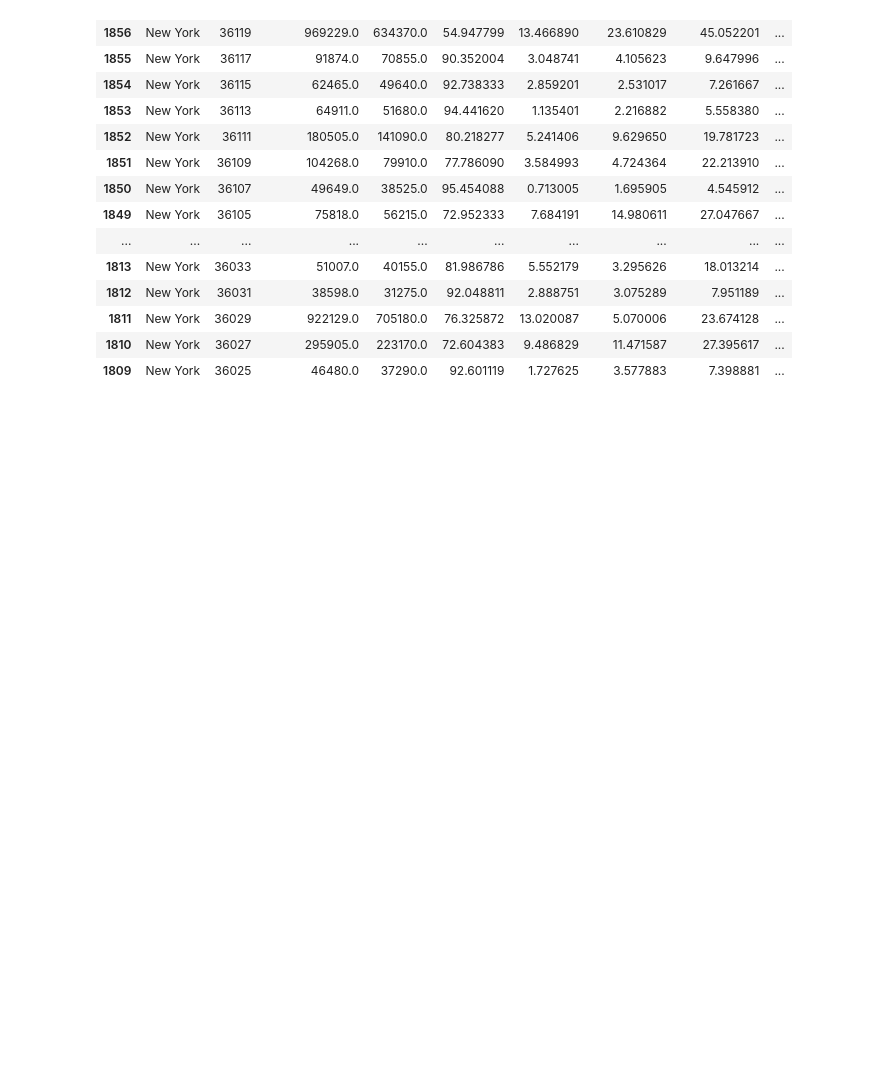
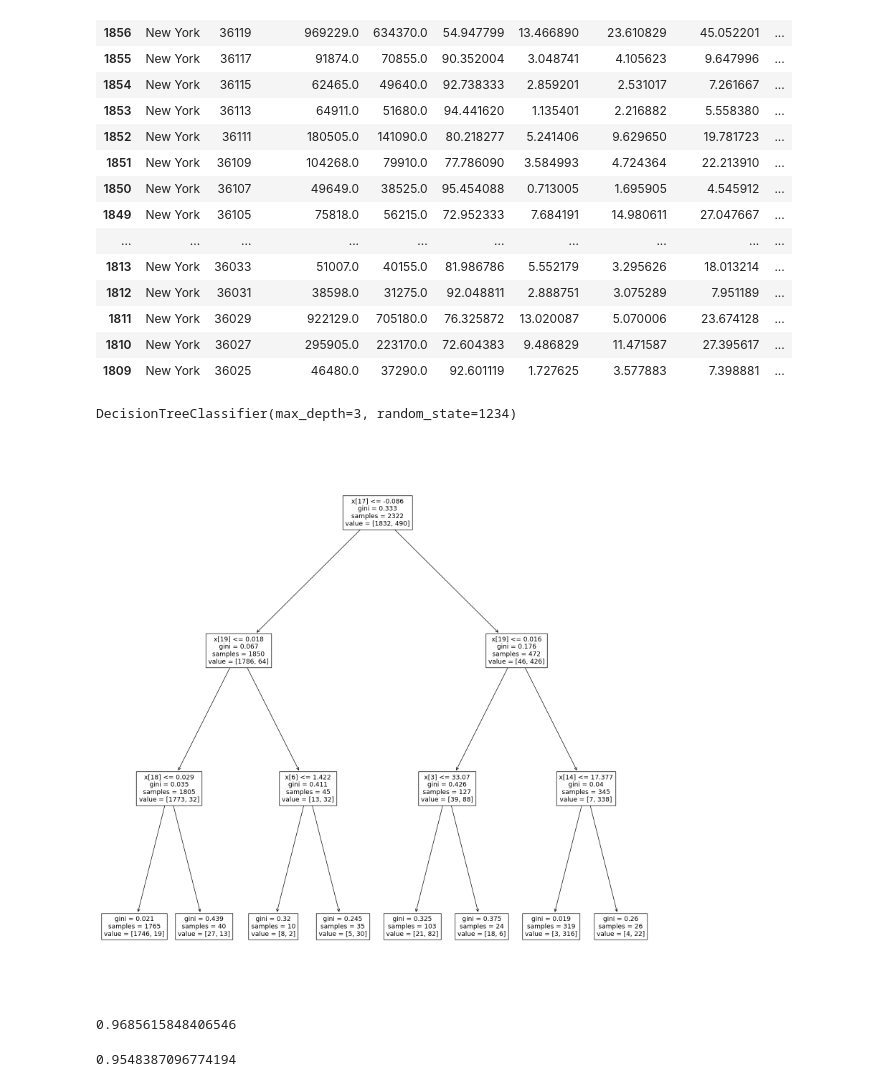
Before and after one commit to Nhunsick/project_3, a Jupyter notebook: julie_workspace.ipynb, the cells around one changed output. Saved outputs shown, nothing was run; the diff lists cells and outputs as text; code cells hidden in the pictures; blank space fills up the shorter version.

```diff
--- a/julie_workspace.ipynb
+++ b/julie_workspace.ipynb
@@ -93,0 +96,31 @@ from sklearn.tree import DecisionTreeClassifier
+# %%
+# columns = ['dem_win', 'state', 'pres_16_mov', 'pres_12_mov', 'fips', 'median_hh_inc', 'clf_unemploy_pct',
+#         'lesshs_pct', 'lesscollege_pct', 'lesshs_whites_pct', 'lesscollege_whites_pct', 'rural_pct', 'age29andunder_pct',
+#           'age65andolder_pct', 'female_pct', 'total_population','cvap',
+#            'white_pct', 'black_pct', 'hispanic_pct', 'nonwhite_pct', 'foreignborn_pct']
+
+X = merged_df_no_sen.drop(columns=['dem_win', 'state', 'fips'], axis=1)
+# X = merged_df_no_sen[['pres_16_mov']]
+y = merged_df_no_sen['dem_win']
+# %%
+X_train, X_test, y_train, y_test = train_test_split(X, y, test_size=0.25, random_state=34567)
+# %%
+tree_clf = DecisionTreeClassifier(criterion="gini", max_depth=3, random_state=1234)
+tree_clf.fit(X_train, y_train)
+# %% [output]
+DecisionTreeClassifier(max_depth=3, random_state=1234)
+# %%
+f, ax =  plt.subplots(figsize=(20,20))
+plot_tree(tree_clf, ax=ax);
+# %% [output]
+[figure, added]
+# %%
+tree_clf.score(X_train, y_train)
+# %% [output]
+0.9685615848406546
+# %%
+y_pred = tree_clf.predict(X_test)
+acc = accuracy_score(y_test, y_pred)
+acc
+# %% [output]
+0.9548387096774194
```
Also changed, not shown: parts of 8 cells of this notebook.
